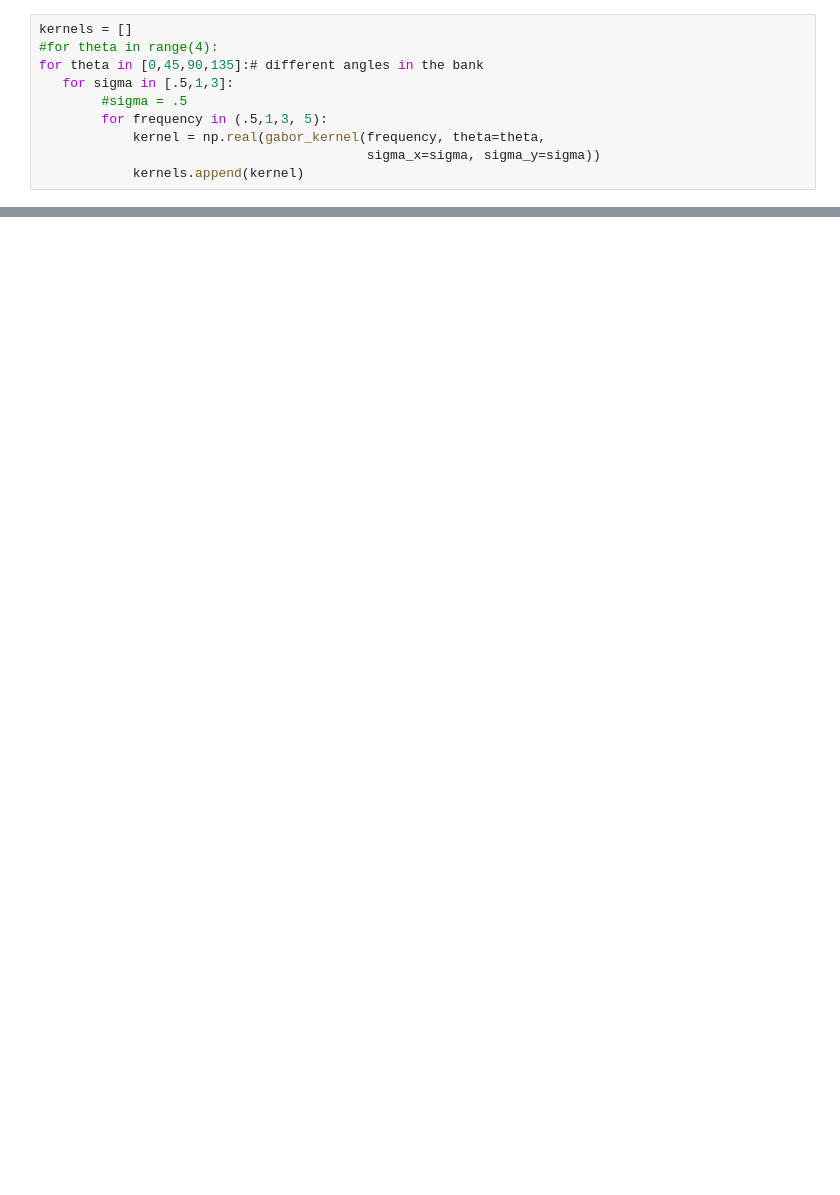
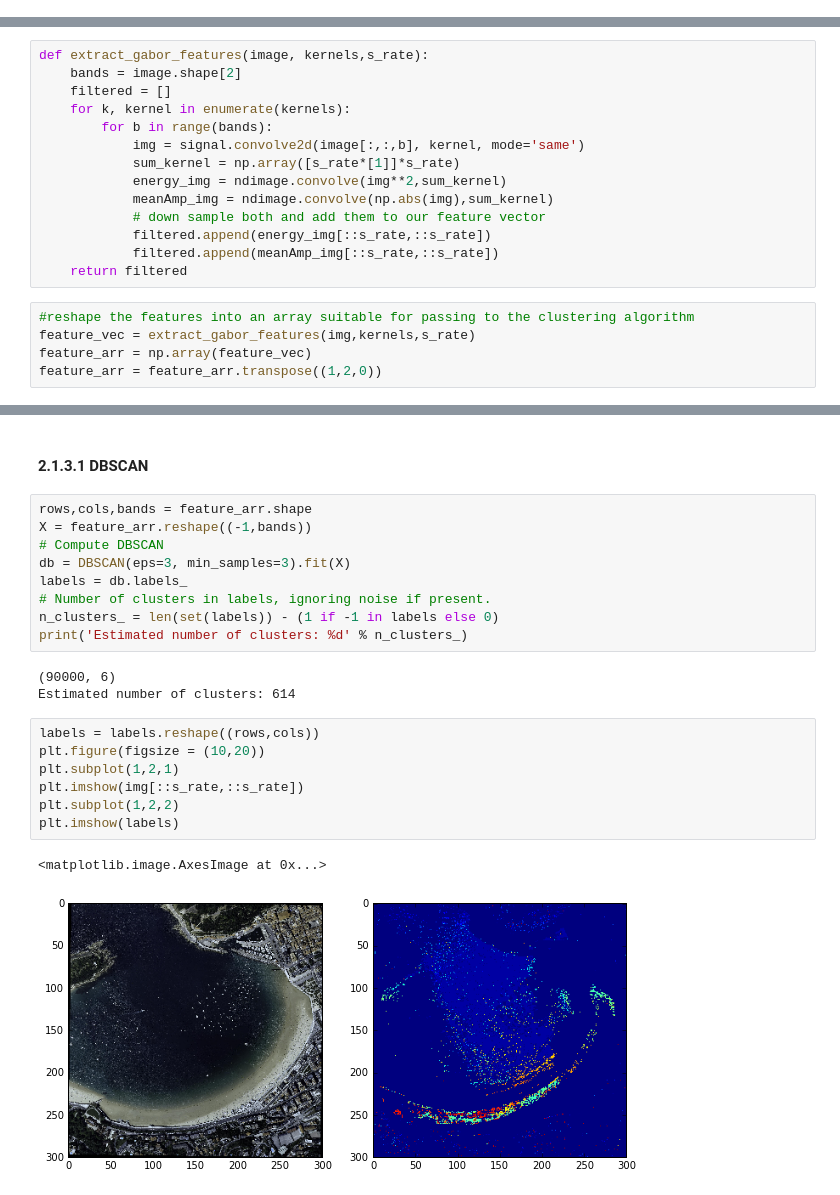
Before and after one commit to fadam/BigSkyEarth_Clustering, a Jupyter notebook: BigSky_task02_clustering.ipynb, the cells around one changed output, grey strips where cells are left out. Drawn from its saved outputs; the diff is of its cells as text; blank space fills up the shorter version.

```diff
--- a/BigSky_task02_clustering.ipynb
+++ b/BigSky_task02_clustering.ipynb
@@ -110,10 +0,0 @@ def filter_image(image, kernels):
-# %%
-kernels = []
-#for theta in range(4):
-for theta in [0,45,90,135]:# different angles in the bank
-   for sigma in [.5,1,3]:
-        #sigma = .5
-        for frequency in (.5,1,3, 5):
-            kernel = np.real(gabor_kernel(frequency, theta=theta,
-                                          sigma_x=sigma, sigma_y=sigma))
-            kernels.append(kernel)
@@ -179,0 +145,19 @@ plt.imshow(img)
+# %%
+def extract_gabor_features(image, kernels,s_rate):
+    bands = image.shape[2]
+    filtered = []
+    for k, kernel in enumerate(kernels):
+        for b in range(bands):
+            img = signal.convolve2d(image[:,:,b], kernel, mode='same')
+            sum_kernel = np.array([s_rate*[1]]*s_rate)
+            energy_img = ndimage.convolve(img**2,sum_kernel)
+            meanAmp_img = ndimage.convolve(np.abs(img),sum_kernel)
+            # down sample both and add them to our feature vector
+            filtered.append(energy_img[::s_rate,::s_rate])
+            filtered.append(meanAmp_img[::s_rate,::s_rate])
+    return filtered
+# %%
+#reshape the features into an array suitable for passing to the clustering algorithm
+feature_vec = extract_gabor_features(img,kernels,s_rate)
+feature_arr = np.array(feature_vec)
+feature_arr = feature_arr.transpose((1,2,0))
@@ -179,0 +170,24 @@ plt.imshow(img)
+# %% [markdown]
+#### 2.1.3.1 DBSCAN
+# %%
+rows,cols,bands = feature_arr.shape
+X = feature_arr.reshape((-1,bands))
+# Compute DBSCAN
+db = DBSCAN(eps=3, min_samples=3).fit(X)
+labels = db.labels_
+# Number of clusters in labels, ignoring noise if present.
+n_clusters_ = len(set(labels)) - (1 if -1 in labels else 0)
+print('Estimated number of clusters: %d' % n_clusters_)
+# %% [output]
+(90000, 6)
+Estimated number of clusters: 614
+# %%
+labels = labels.reshape((rows,cols))
+plt.figure(figsize = (10,20))
+plt.subplot(1,2,1)
+plt.imshow(img[::s_rate,::s_rate])
+plt.subplot(1,2,2)
+plt.imshow(labels)
+# %% [output]
+<matplotlib.image.AxesImage at 0x...>
+[figure, added]
```
Also changed, not shown: parts of 48 cells of this notebook, 1 other file.
